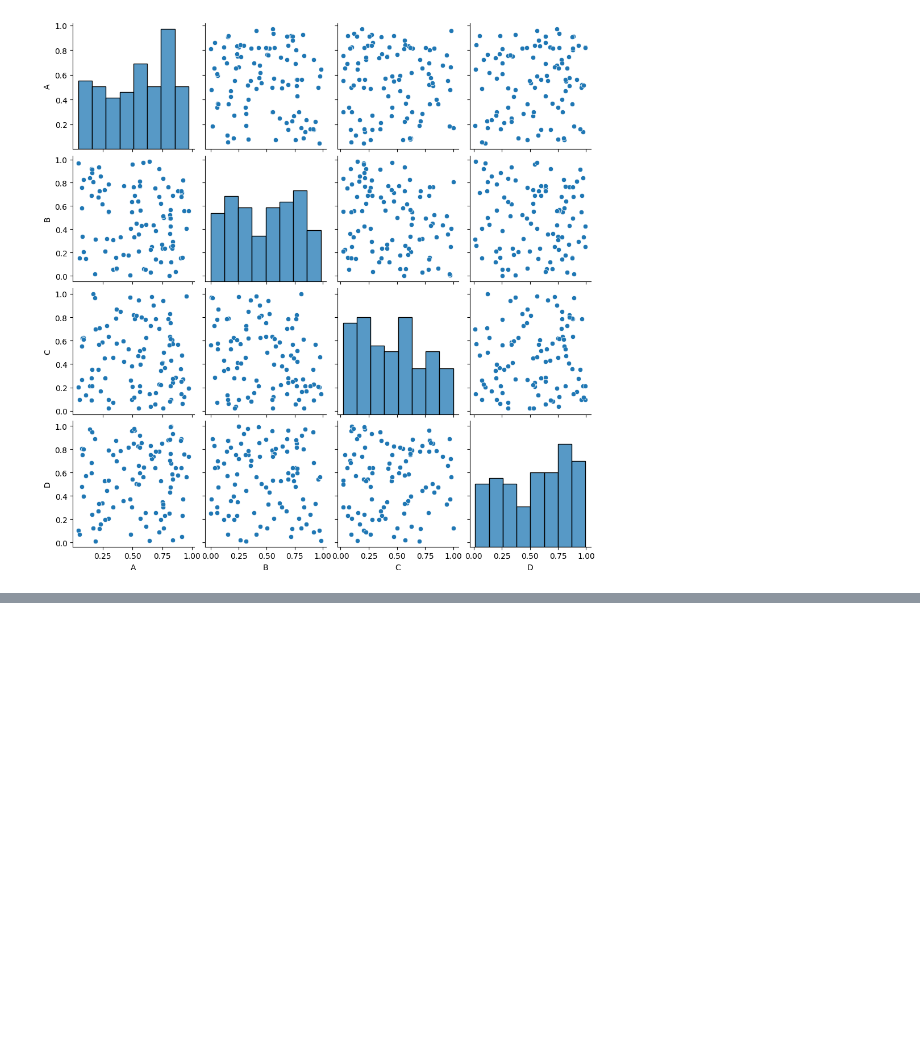
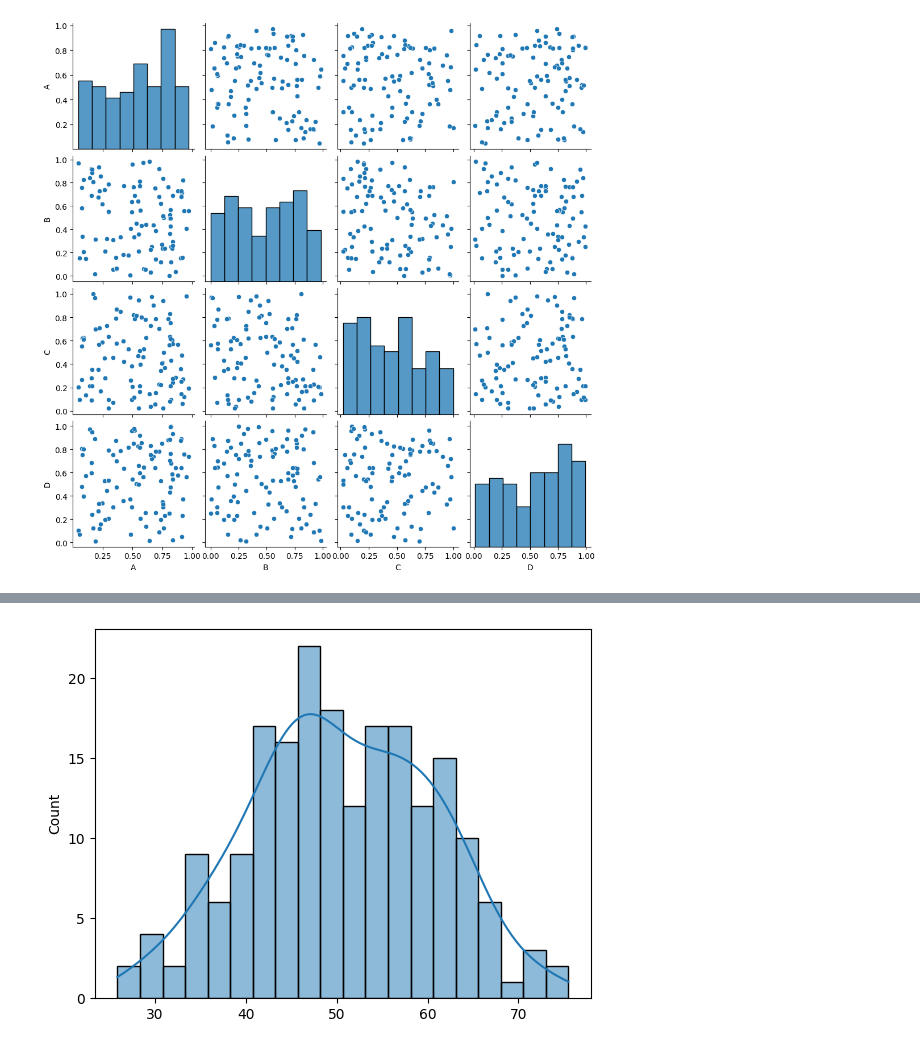
Before and after one commit to alamyaswanth/vscode-yaswanthalam-gmail.com, a Jupyter notebook: AI & ML/pair_plot.ipynb, the cells around one changed output, grey strips where cells are left out. Drawn from its saved outputs; the diff is of its cells as text; code cells hidden in the pictures; blank space fills up the shorter version.

```diff
--- a/AI & ML/pair_plot.ipynb
+++ b/AI & ML/pair_plot.ipynb
@@ -115,0 +150,9 @@ plt.show()
+# %%
+import numpy as np
+
+latency = np.random.normal(50, 10, 200)
+
+sns.histplot(latency, bins=20, kde=True)
+plt.show()
+# %% [output]
+[figure, added]
```
Also changed, not shown: parts of 14 cells of this notebook.
